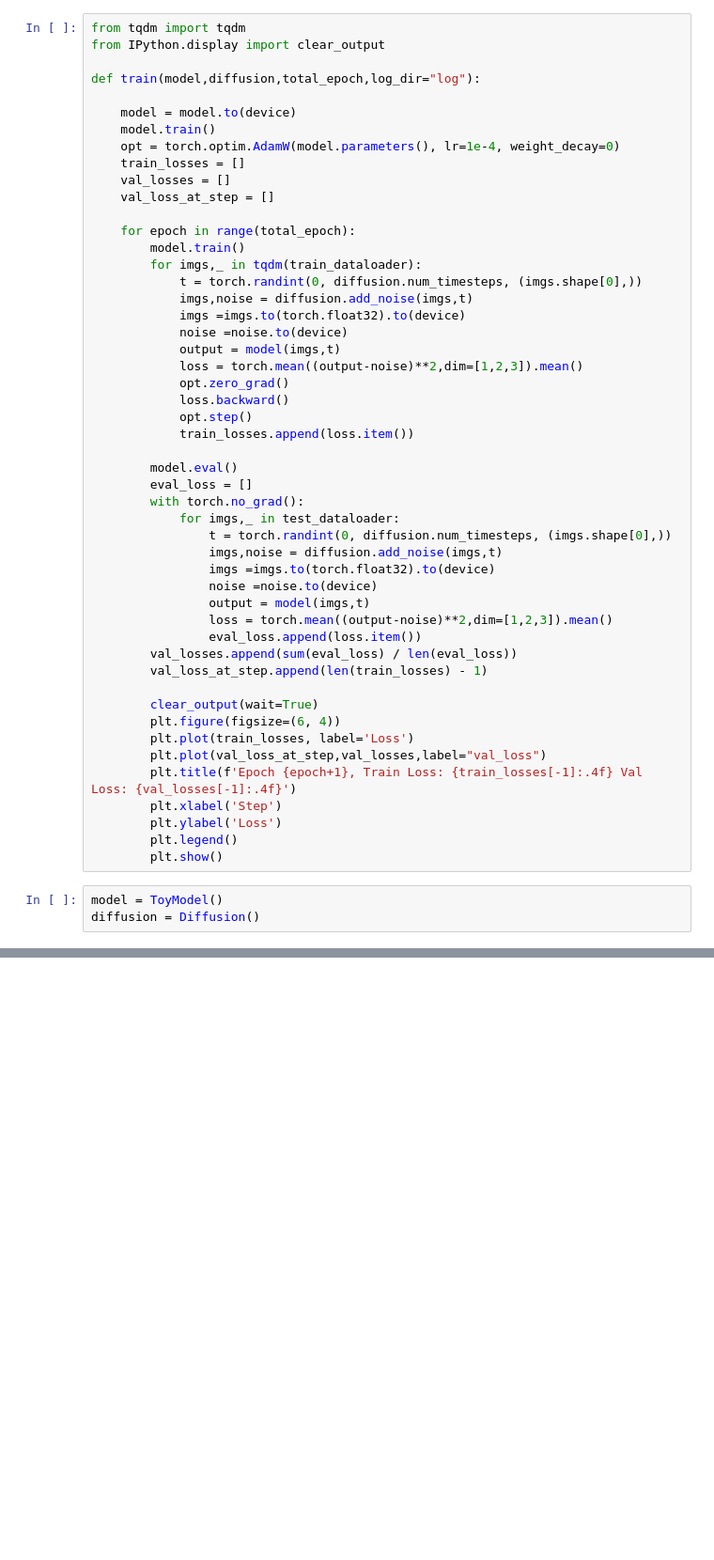
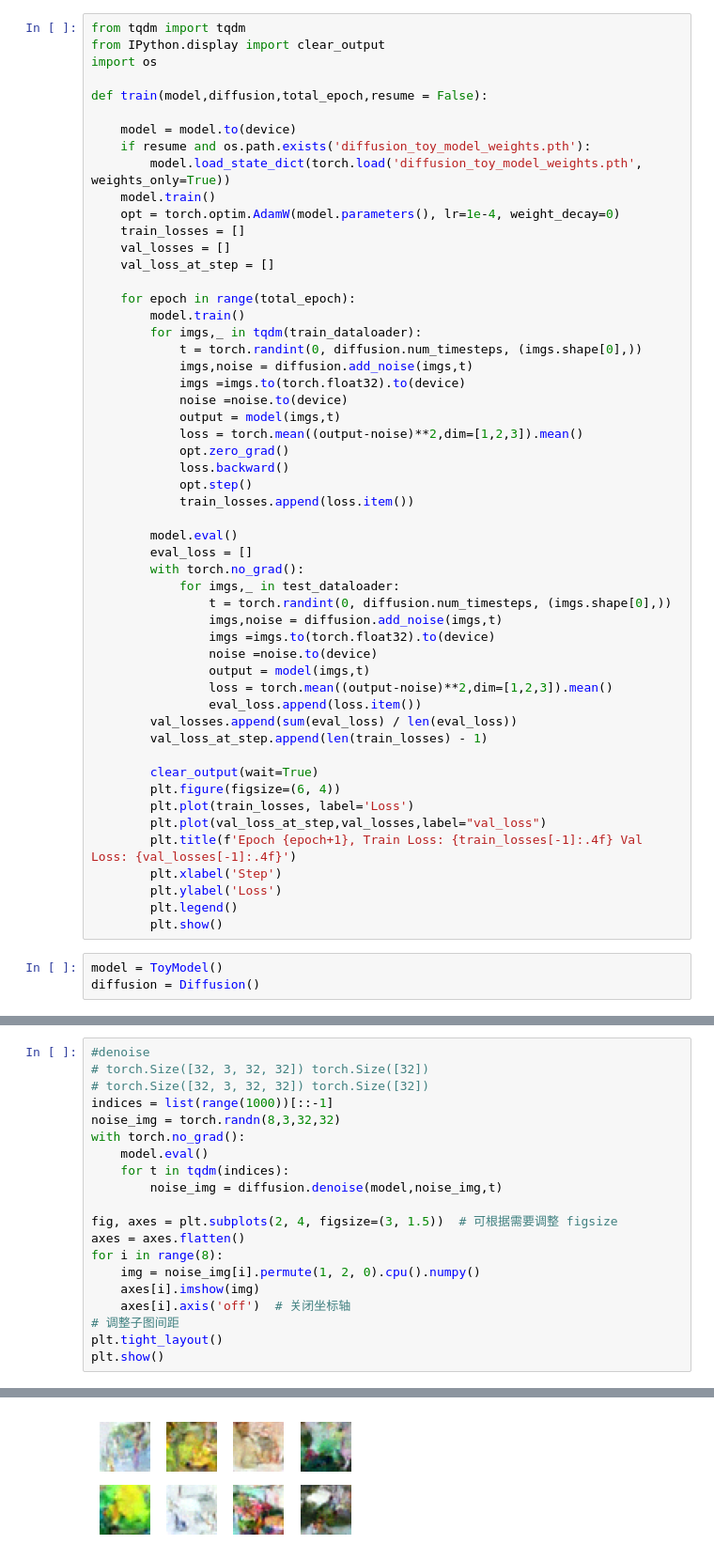
Before and after one commit to mengkai98/diffusion_cookie, a Jupyter notebook: ToyDiffusion.ipynb, the cells around one changed output, grey strips where cells are left out. Shown at 94% size. Drawn from its saved outputs; the diff is of its cells as text; blank space fills up the shorter version.

```diff
--- a/ToyDiffusion.ipynb
+++ b/ToyDiffusion.ipynb
@@ -152,10 +164,13 @@ Clipping input data to the valid range for imshow with RGB data ([0..1] for floa
 # %%
 from tqdm import tqdm
 from IPython.display import clear_output
+import os
 
-def train(model,diffusion,total_epoch,log_dir="log"):
+def train(model,diffusion,total_epoch,resume = False):
 
     model = model.to(device)
+    if resume and os.path.exists('diffusion_toy_model_weights.pth'):
+        model.load_state_dict(torch.load('diffusion_toy_model_weights.pth', weights_only=True))
     model.train()
     opt = torch.optim.AdamW(model.parameters(), lr=1e-4, weight_decay=0)
     train_losses = []
@@ -212,0 +226,21 @@ model.load_state_dict(torch.load('diffusion_toy_model_weights.pth', weights_only
+# %%
+#denoise
+# torch.Size([32, 3, 32, 32]) torch.Size([32])
+# torch.Size([32, 3, 32, 32]) torch.Size([32])
+indices = list(range(1000))[::-1]
+noise_img = torch.randn(8,3,32,32)
+with torch.no_grad():
+    model.eval()
+    for t in tqdm(indices):
+        noise_img = diffusion.denoise(model,noise_img,t)
+
+fig, axes = plt.subplots(2, 4, figsize=(3, 1.5))  # 可根据需要调整 figsize
+axes = axes.flatten()
+for i in range(8):
+    img = noise_img[i].permute(1, 2, 0).cpu().numpy()
+    axes[i].imshow(img)
+    axes[i].axis('off')  # 关闭坐标轴
+# 调整子图间距
+plt.tight_layout()
+plt.show()
+# %% [output]
@@ -212,0 +255 @@ model.load_state_dict(torch.load('diffusion_toy_model_weights.pth', weights_only
+[figure, added]
```
Also changed, not shown: parts of 8 cells of this notebook, 1 other file.
